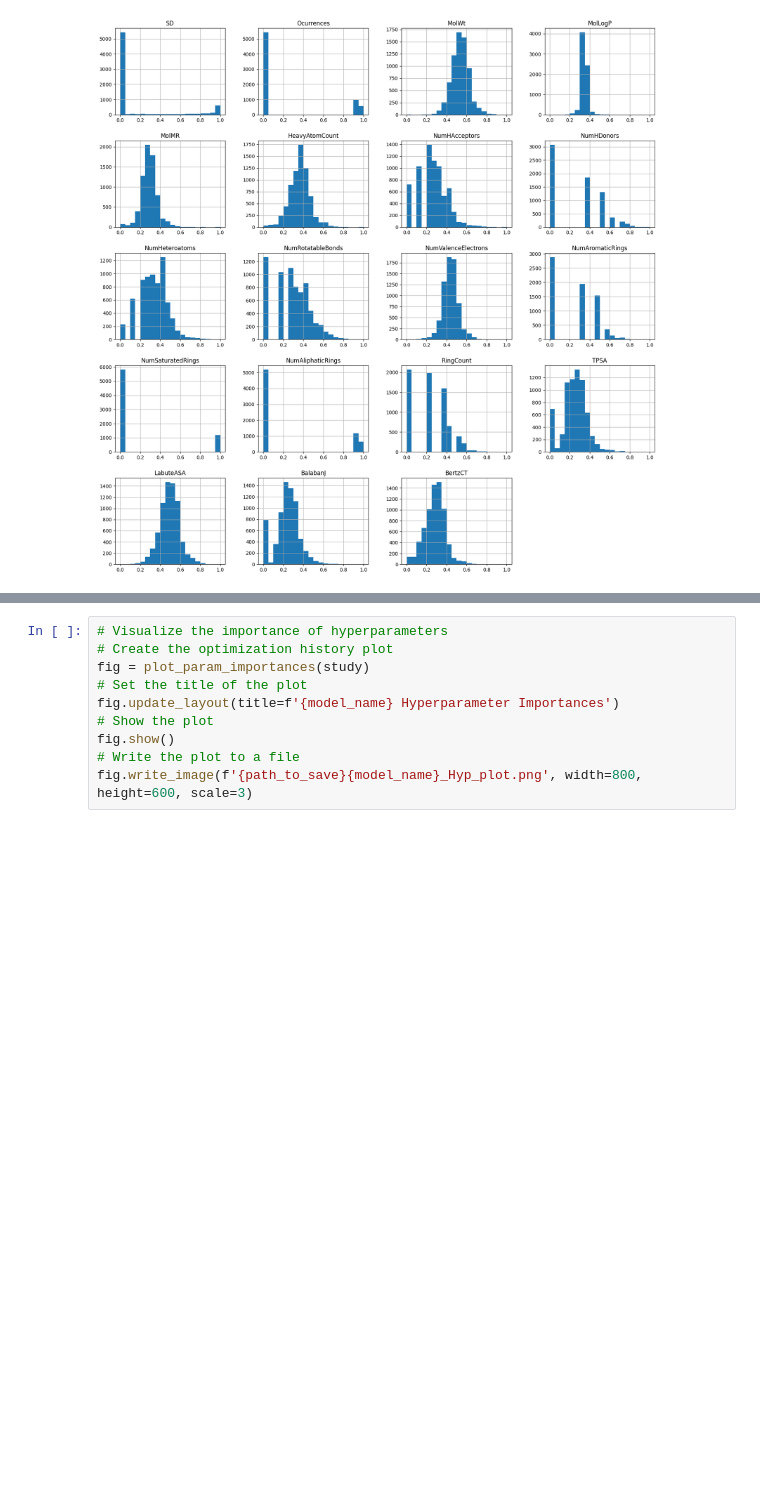
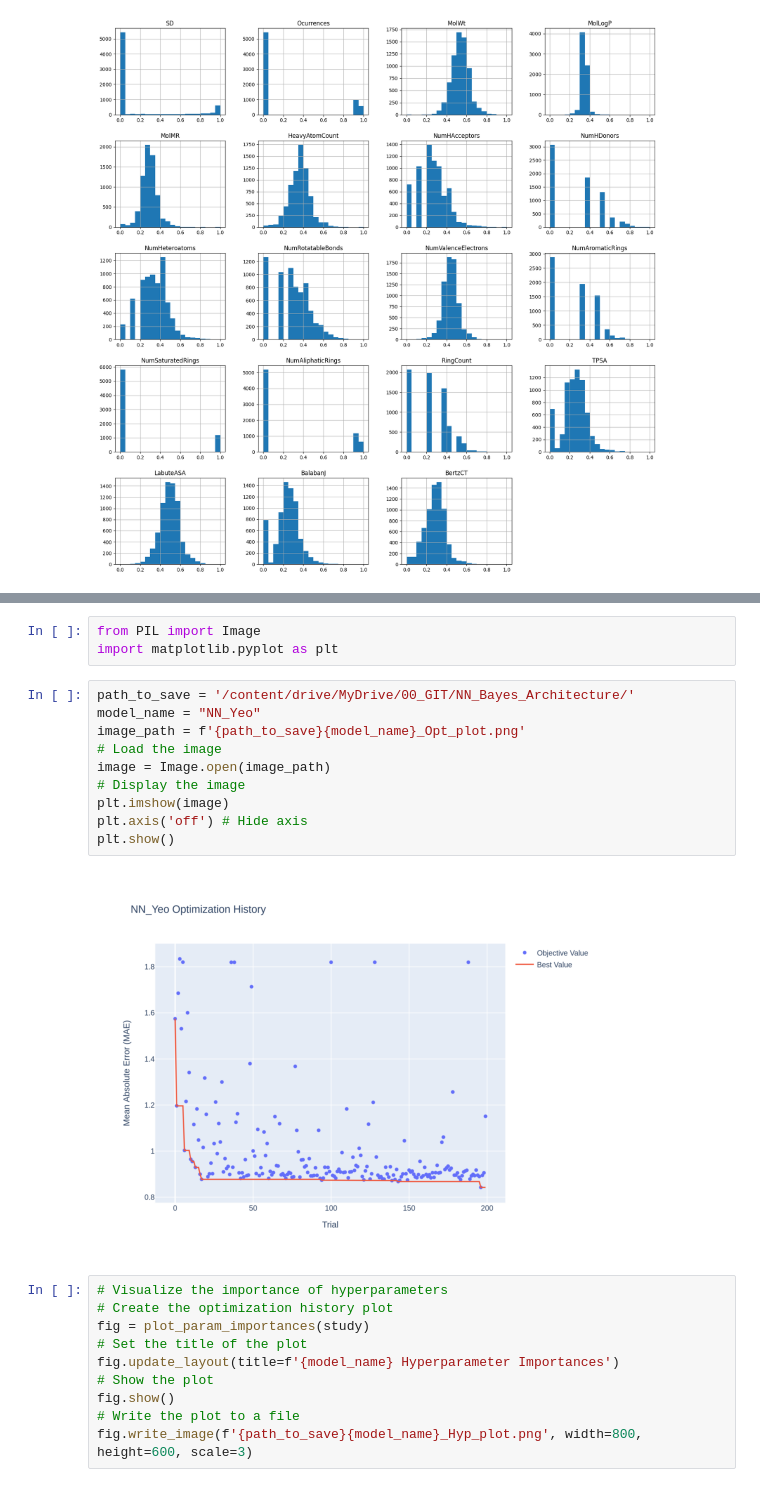
Before and after one commit to raznava/NN_architecture, a Jupyter notebook: NN_architecture_Bayes.ipynb, the cells around one changed output, grey strips where cells are left out. Drawn from its saved outputs; the diff is of its cells as text; blank space fills up the shorter version.

```diff
--- a/NN_architecture_Bayes.ipynb
+++ b/NN_architecture_Bayes.ipynb
@@ -271,6 +271,21 @@ fig.show()
 fig.write_image(f'{path_to_save}{model_name}_Opt_plot.png', width=800, height=600, scale=3)
 # %% [output]
 [interactive output not drawn]
+# %%
+from PIL import Image
+import matplotlib.pyplot as plt
+# %%
+path_to_save = '/content/drive/MyDrive/00_GIT/NN_Bayes_Architecture/'
+model_name = "NN_Yeo"
+image_path = f'{path_to_save}{model_name}_Opt_plot.png'
+# Load the image
+image = Image.open(image_path)
+# Display the image
+plt.imshow(image)
+plt.axis('off') # Hide axis
+plt.show()
+# %% [output]
+[figure, added]
 # %%
 # Visualize the importance of hyperparameters
 # Create the optimization history plot
```
Also changed, not shown: parts of 1 cell of this notebook.
